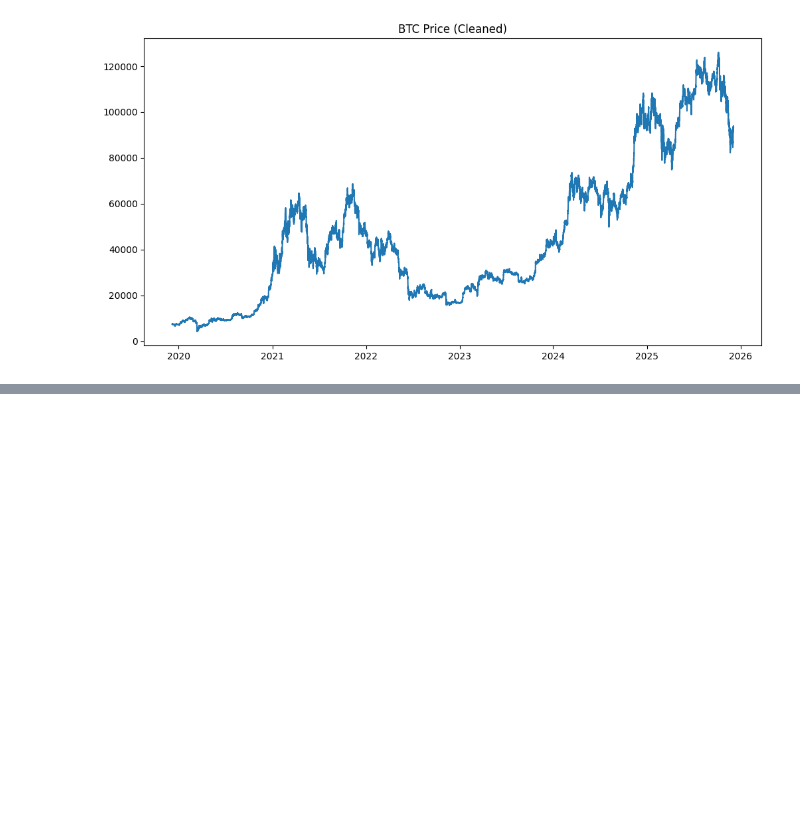
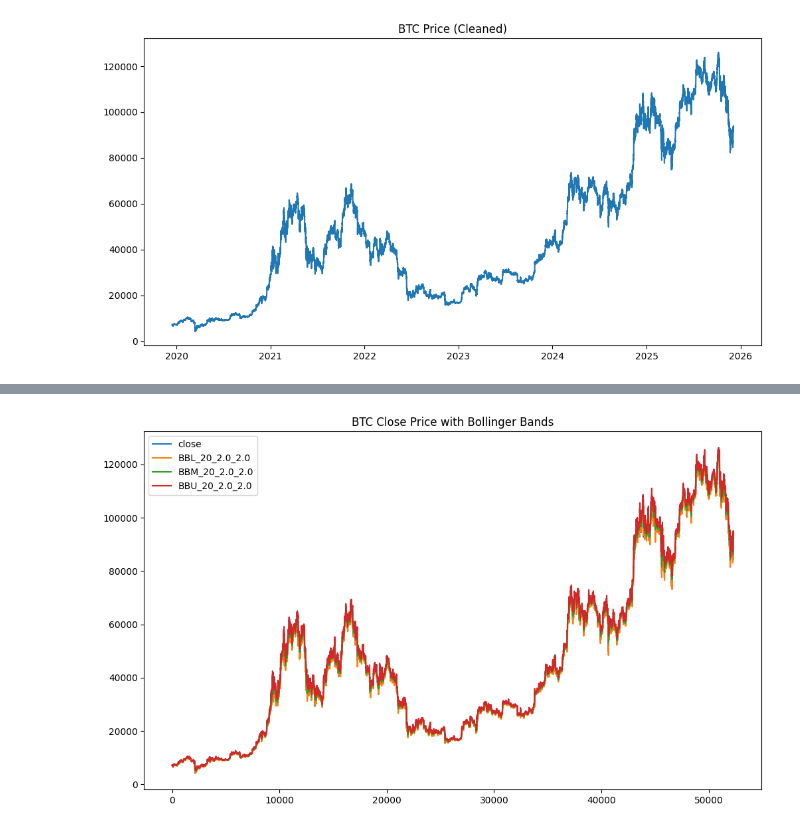
Before and after one commit to Katiehey/Trading-Bot, a Jupyter notebook: notebooks/02_clean_data_check.ipynb, the cells around one changed output, grey strips where cells are left out. Cells and saved outputs as stored; diff of their text form; code cells hidden in the pictures; blank space fills up the shorter version.

```diff
--- a/notebooks/02_clean_data_check.ipynb
+++ b/notebooks/02_clean_data_check.ipynb
@@ -30,0 +83,6 @@ plt.show()
+# %%
+df[["close","BBL_20_2.0_2.0","BBM_20_2.0_2.0", "BBU_20_2.0_2.0"]].plot(figsize=(12,7))
+plt.title("BTC Close Price with Bollinger Bands")
+plt.show()
+# %% [output]
+[figure, added]
```
Also changed, not shown: parts of 5 cells of this notebook, 4 other files.
